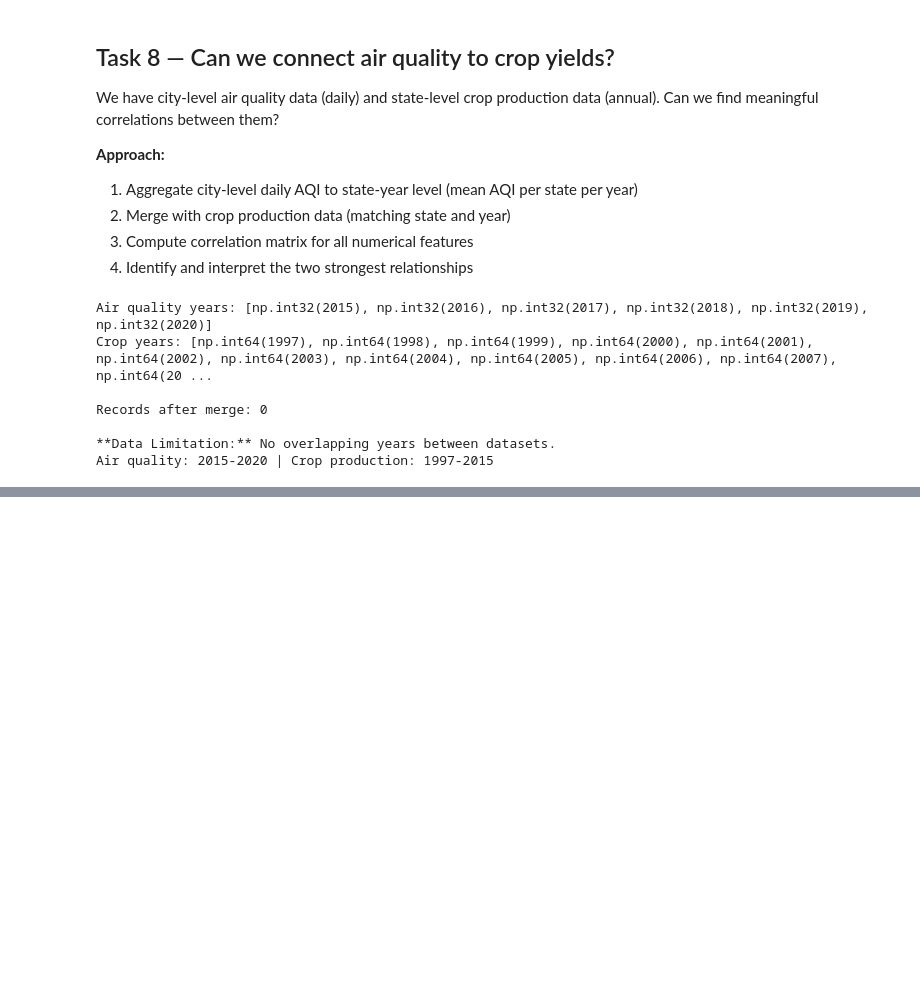
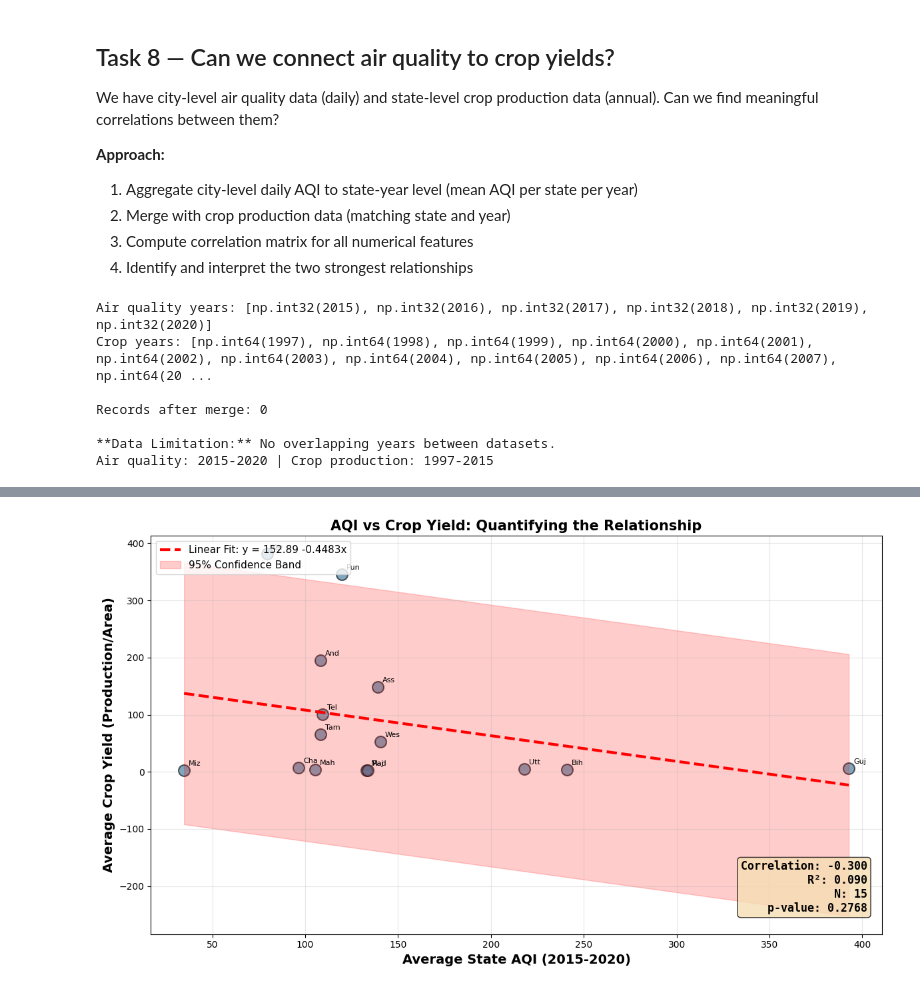
Before and after one commit to saurabhburnwal/ML-lab-2547246, a Jupyter notebook: Lab 2.ipynb, the cells around one changed output, grey strips where cells are left out. Cells and saved outputs as stored; diff of their text form; code cells hidden in the pictures; blank space fills up the shorter version.

Commit message:
Add optional advanced tasks A-C: hypothesis testing, correlation analysis, and publication-quality visualization

```diff
--- a/Lab 2.ipynb
+++ b/Lab 2.ipynb
@@ -341,0 +595,89 @@ print(sorted(states_aqi - states_crop))
+# %%
+from scipy import stats
+
+# Use merged_states from Task A
+data_clean = merged_states[['Avg_AQI', 'Avg_Yield']].dropna()
+
+aqi_vals = data_clean['Avg_AQI'].values
+yield_vals = data_clean['Avg_Yield'].values
+
+# Pearson correlation
+correlation_coef, p_value = stats.pearsonr(aqi_vals, yield_vals)
+
+# Linear regression
+slope, intercept, r_value, p_reg, std_err = stats.linregress(aqi_vals, yield_vals)
+r_squared = r_value ** 2
+
+print(f'Pearson Correlation Coefficient: {correlation_coef:.4f}')
+print(f'P-value (correlation): {p_value:.4f}')
+print(f'R² (coefficient of determination): {r_squared:.4f}')
+print(f'Linear regression equation: Yield = {intercept:.3f} + {slope:.6f} × AQI')
+print(f'Standard error: {std_err:.6f}')
+
+# Interpretation
+if correlation_coef > 0:
+    direction = 'positive'
+else:
+    direction = 'negative'
+
+if abs(correlation_coef) < 0.3:
+    strength = 'weak'
+elif abs(correlation_coef) < 0.7:
+    strength = 'moderate'
+else:
+    strength = 'strong'
+
+print(f'\nInterpretation: {strength.capitalize()} {direction} correlation')
+
+# Create large scatter plot for research team
+fig, ax = plt.subplots(figsize=(12, 7))
+
+# Scatter plot
+ax.scatter(aqi_vals, yield_vals, s=150, alpha=0.6, color='#2a6f97', edgecolor='black', linewidth=1.5)
+
+# Regression line
+x_line = np.array([aqi_vals.min(), aqi_vals.max()])
+y_line = intercept + slope * x_line
+ax.plot(x_line, y_line, 'r--', linewidth=3, label=f'Linear Fit: y = {intercept:.2f} {slope:+.4f}x')
+
+# Confidence interval
+residuals = yield_vals - (intercept + slope * aqi_vals)
+std_residuals = np.std(residuals)
+ax.fill_between(x_line,
+                 intercept + slope * x_line - 1.96 * std_residuals,
+                 intercept + slope * x_line + 1.96 * std_residuals,
+                 alpha=0.2, color='red', label='95% Confidence Band')
+
+# Labels
+ax.set_xlabel('Average State AQI (2015-2020)', fontsize=14, fontweight='bold')
+ax.set_ylabel('Average Crop Yield (Production/Area)', fontsize=14, fontweight='bold')
+ax.set_title('AQI vs Crop Yield: Quantifying the Relationship', fontsize=15, fontweight='bold')
+
+# State annotations
+for idx, row in merged_states.iterrows():
+    if not pd.isna(row['Avg_AQI']) and not pd.isna(row['Avg_Yield']):
+        ax.annotate(row['State'][:3],
+                   xy=(row['Avg_AQI'], row['Avg_Yield']),
+                   xytext=(5, 5),
+                   textcoords='offset points',
+                   fontsize=8)
+
+# Statistics box
+stats_text = f'Correlation: {correlation_coef:.3f}\nR²: {r_squared:.3f}\nN: {len(data_clean)}\np-value: {p_value:.4f}'
+ax.text(0.98, 0.05, stats_text,
+        transform=ax.transAxes,
+        fontsize=12,
+        verticalalignment='bottom',
+        horizontalalignment='right',
+        bbox=dict(boxstyle='round', facecolor='wheat', alpha=0.8),
+        family='monospace',
+        fontweight='bold')
+
+ax.legend(fontsize=11, loc='upper left')
+ax.grid(alpha=0.3)
+plt.tight_layout()
+plt.show()
+
+print(f'\nR² = {r_squared:.4f} means that AQI explains {r_squared*100:.1f}% of the variation in crop yield.')
+print(f'The remaining {(1-r_squared)*100:.1f}% is explained by other factors.')
+# %% [output]
@@ -341,0 +691 @@ print(sorted(states_aqi - states_crop))
+[figure, added]
```
Also changed, not shown: parts of 12 cells of this notebook.
